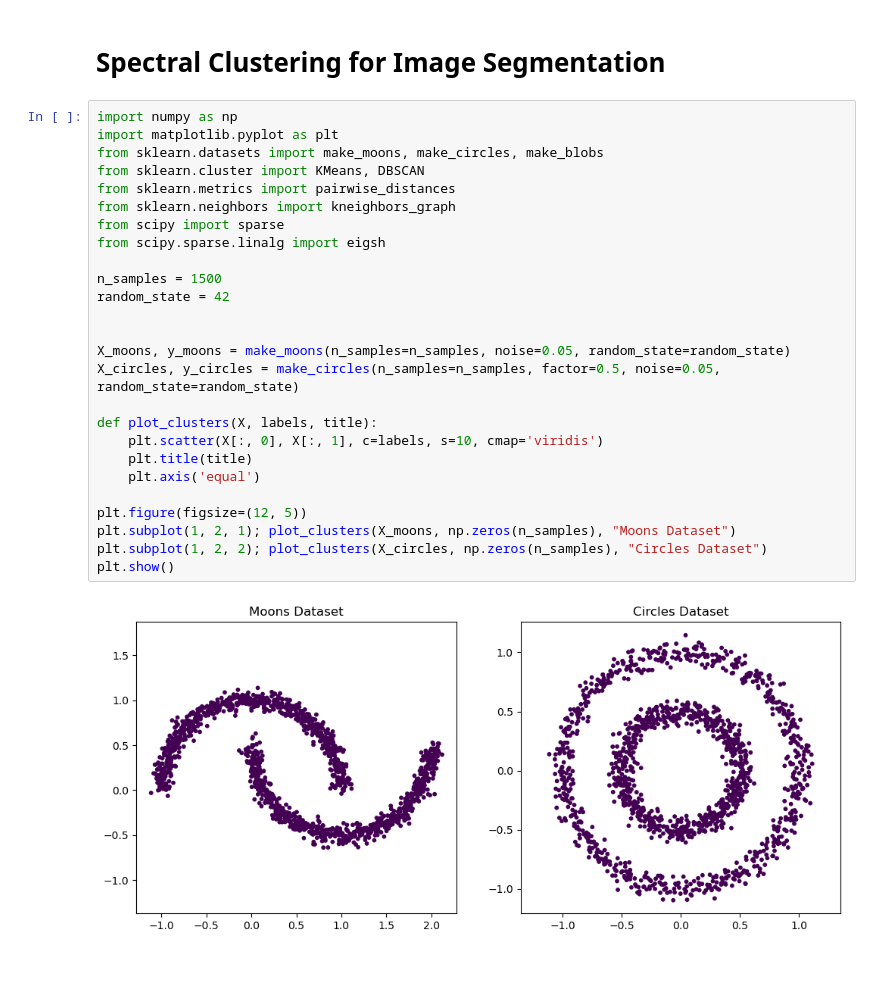
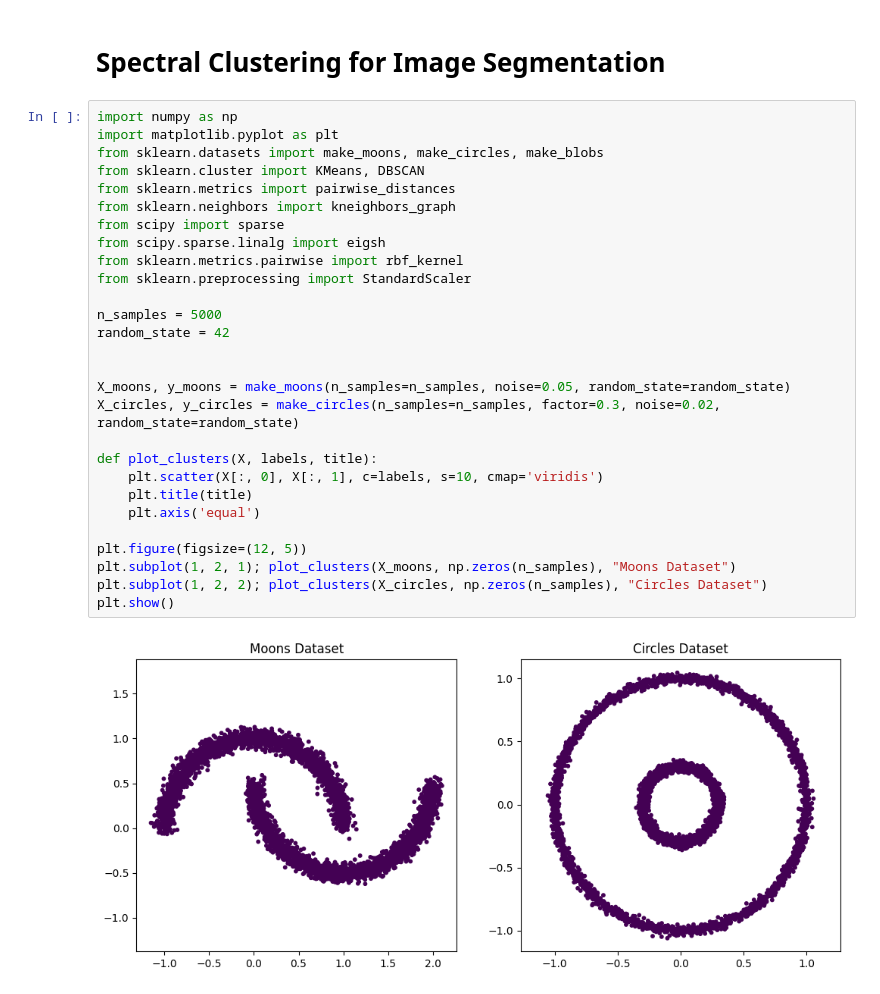
Before and after one commit to giorgiozoccatelli/ComputationalLinearAlgebra, a Jupyter notebook: SpectralClustering/SpectralClustering.ipynb, the cells around one changed output. Drawn from its saved outputs; the diff is of its cells as text; blank space fills up the shorter version.

```diff
--- a/SpectralClustering/SpectralClustering.ipynb
+++ b/SpectralClustering/SpectralClustering.ipynb
@@ -3,31 +3,33 @@
 # %%
 import numpy as np
 import matplotlib.pyplot as plt
 from sklearn.datasets import make_moons, make_circles, make_blobs
 from sklearn.cluster import KMeans, DBSCAN
 from sklearn.metrics import pairwise_distances
 from sklearn.neighbors import kneighbors_graph
 from scipy import sparse
 from scipy.sparse.linalg import eigsh
+from sklearn.metrics.pairwise import rbf_kernel
+from sklearn.preprocessing import StandardScaler
 
-n_samples = 1500
+n_samples = 5000
 random_state = 42
 
 
 X_moons, y_moons = make_moons(n_samples=n_samples, noise=0.05, random_state=random_state)
-X_circles, y_circles = make_circles(n_samples=n_samples, factor=0.5, noise=0.05, random_state=random_state)
+X_circles, y_circles = make_circles(n_samples=n_samples, factor=0.3, noise=0.02, random_state=random_state)
 
 def plot_clusters(X, labels, title):
     plt.scatter(X[:, 0], X[:, 1], c=labels, s=10, cmap='viridis')
     plt.title(title)
     plt.axis('equal')
 
 plt.figure(figsize=(12, 5))
 plt.subplot(1, 2, 1); plot_clusters(X_moons, np.zeros(n_samples), "Moons Dataset")
 plt.subplot(1, 2, 2); plot_clusters(X_circles, np.zeros(n_samples), "Circles Dataset")
 plt.show()
 # %% [output]
-[figure, old version]
+[figure, new version]
 # %%
 kmeans_moons = KMeans(n_clusters=2, random_state=random_state).fit(X_moons)
 kmeans_circles = KMeans(n_clusters=2, random_state=random_state).fit(X_circles)
```
Also changed, not shown: parts of 4 cells of this notebook.
